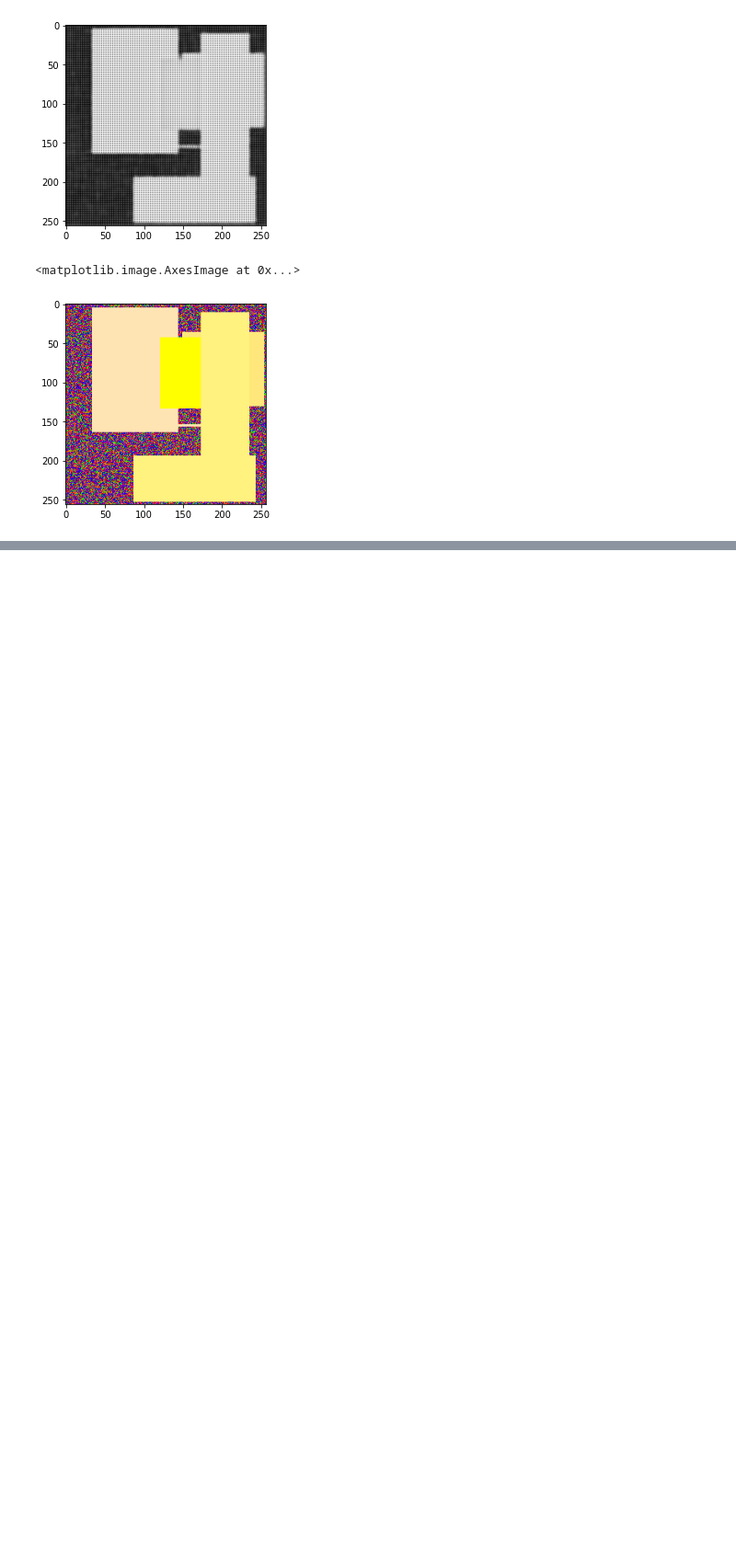
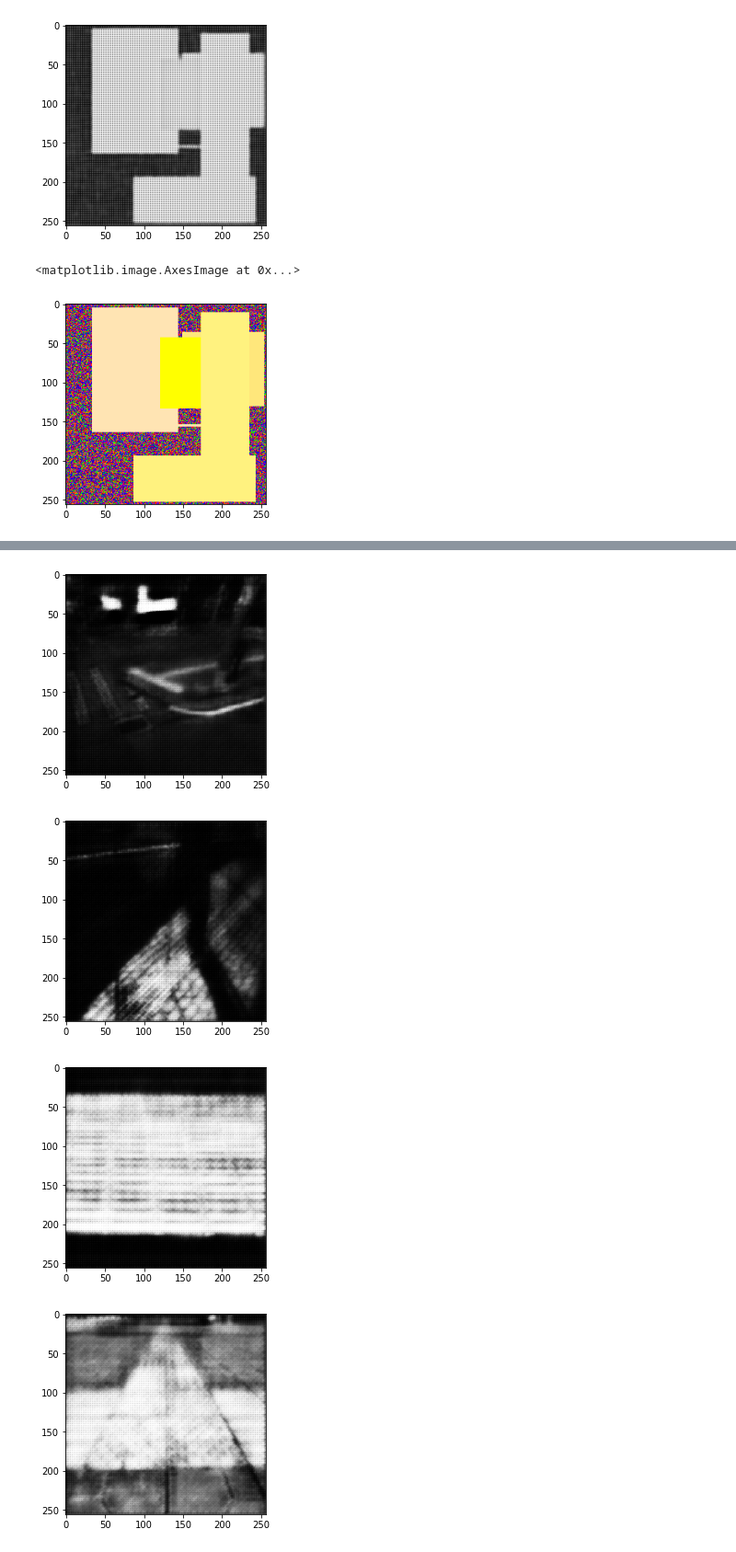
Before and after one commit to SimplePro/TacTileSegmentation, a Jupyter notebook: tactile_segmentation_ai.ipynb, the cells around one changed output, grey strips where cells are left out. Shown at 92% size. Cells and saved outputs as stored; diff of their text form; code cells hidden in the pictures; blank space fills up the shorter version.

```diff
--- a/tactile_segmentation_ai.ipynb
+++ b/tactile_segmentation_ai.ipynb
@@ -228,0 +379,3 @@ plt.imshow(np.transpose(test_x[101]))
+# %%
+# fix_number 1
+train(tactile_fcn, 1, epoch=20)
@@ -228,0 +403,3 @@ plt.imshow(np.transpose(test_x[101]))
+# %%
+# fix_number 2
+train(tactile_fcn, 2, epoch=20)
@@ -228,0 +427,3 @@ plt.imshow(np.transpose(test_x[101]))
+# %%
+# fix_number 3
+train(tactile_fcn, 3, epoch=20)
@@ -228,0 +451,2 @@ plt.imshow(np.transpose(test_x[101]))
+# %%
+train(tactile_fcn, 2, epoch=50)
@@ -228,0 +471,13 @@ plt.imshow(np.transpose(test_x[101]))
+# %%
+pred = tactile_fcn(torch.Tensor(tactile_train_x[90:]).float().cuda())
+pred = nn.functional.sigmoid(pred)
+pred = pred.cpu().detach().numpy()
+
+for i in range(10):
+    plt.imshow(np.transpose(pred[i]), cmap="gray")
+    plt.show()
+# %% [output]
+[figure, added]
+[figure, added]
+[figure, added]
+[figure, added]
```
Also changed, not shown: parts of 21 cells of this notebook.
